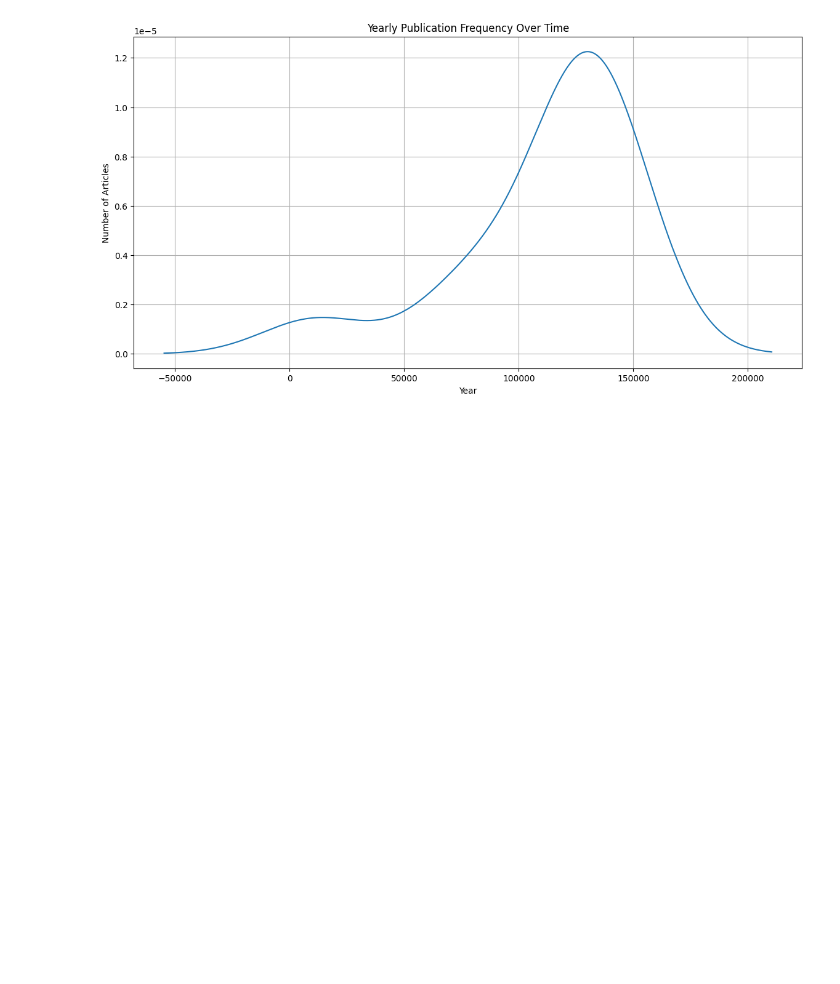
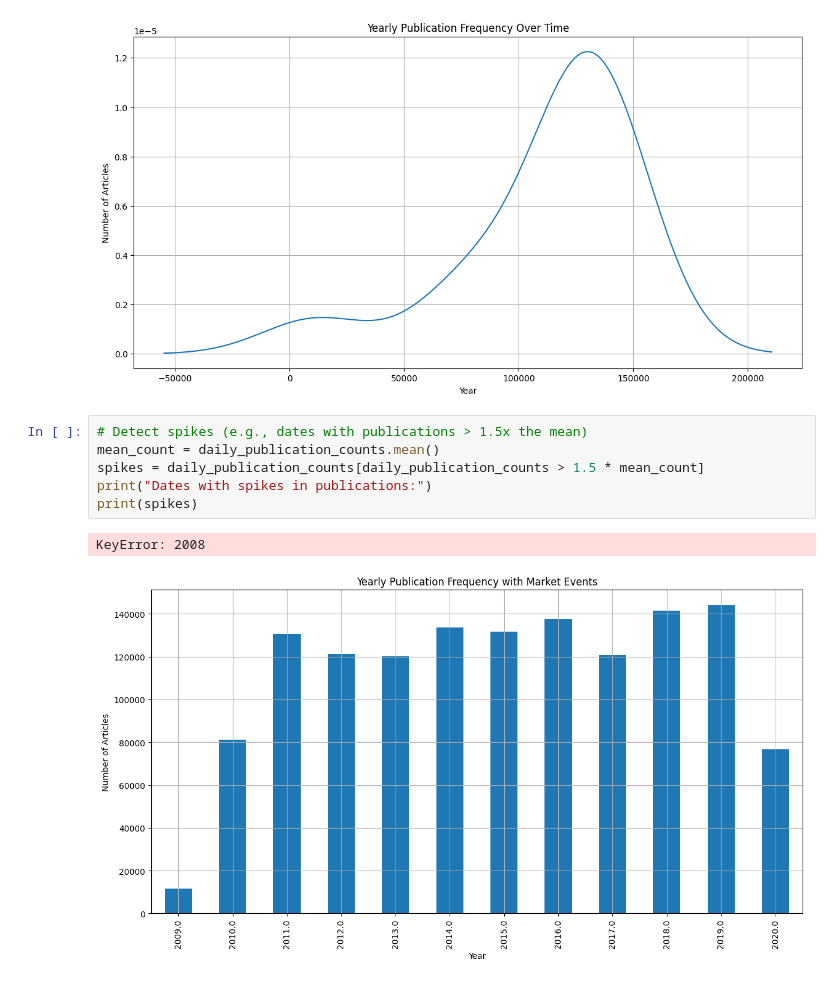
Before and after one commit to helinatefera/10xWeek1, a Jupyter notebook: notebooks/main.ipynb, the cells around one changed output. Saved outputs shown, nothing was run; the diff lists cells and outputs as text; blank space fills up the shorter version.

```diff
--- a/notebooks/main.ipynb
+++ b/notebooks/main.ipynb
@@ -197,3 +197,12 @@ plt.grid(True)
 plt.show()
 # %% [output]
 [figure]
+# %%
+# Detect spikes (e.g., dates with publications > 1.5x the mean)
+mean_count = daily_publication_counts.mean()
+spikes = daily_publication_counts[daily_publication_counts > 1.5 * mean_count]
+print("Dates with spikes in publications:")
+print(spikes)
+# %% [output]
+KeyError: 2008
+[figure, added]
```
